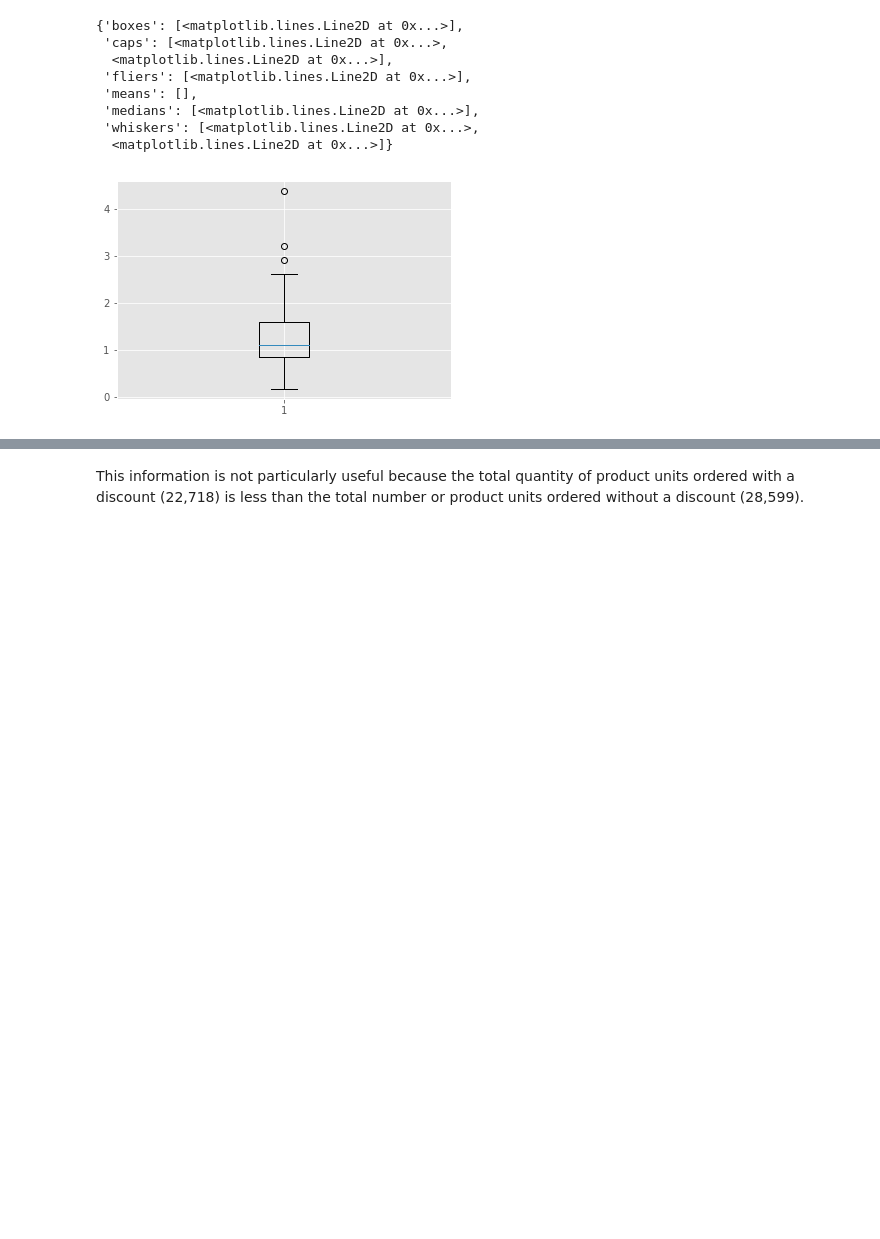
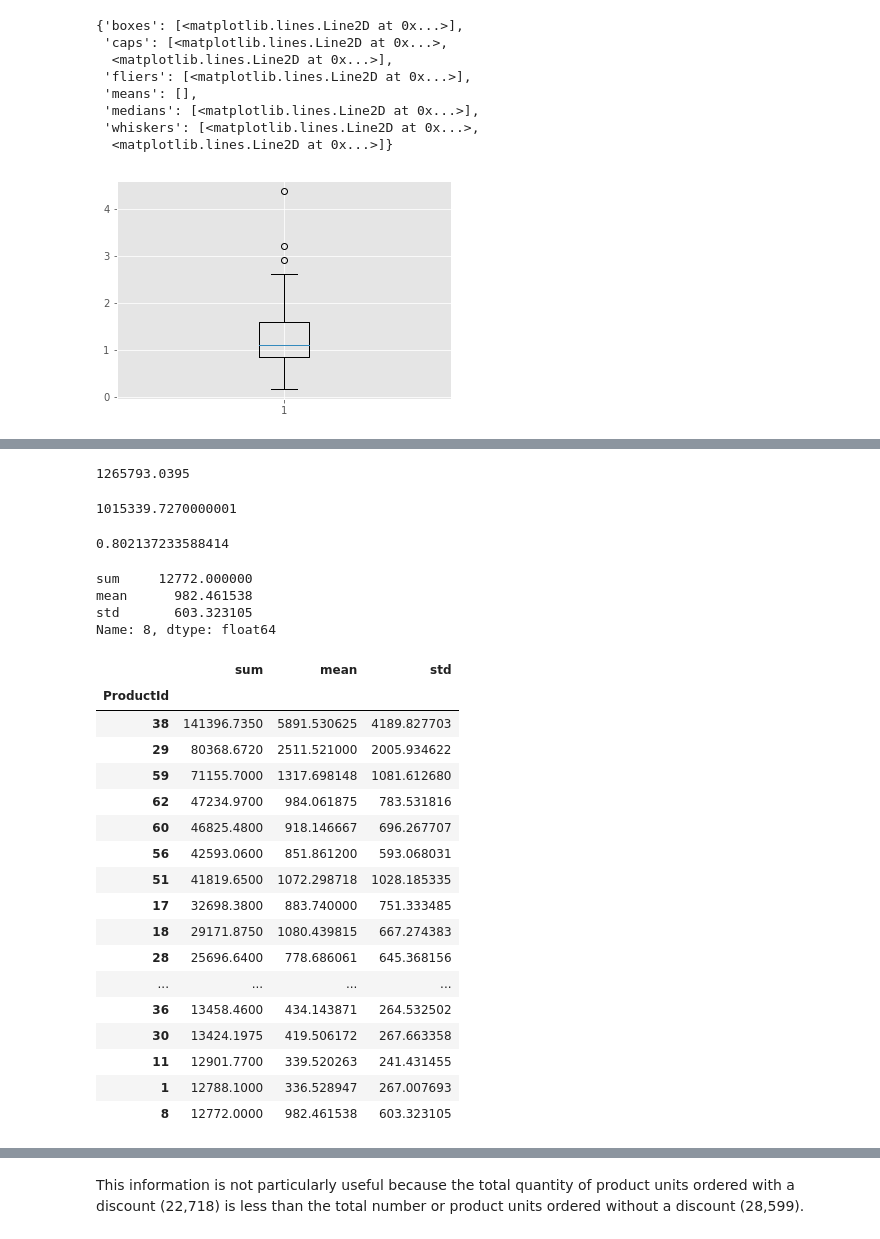
Before and after one commit to giorosati/dsc-2-final-project-online-ds-pt-100118, a Jupyter notebook: module2project.ipynb, the cells around one changed output, grey strips where cells are left out. Cells and saved outputs as stored; diff of their text form; code cells hidden in the pictures; blank space fills up the shorter version.

```diff
--- a/module2project.ipynb
+++ b/module2project.ipynb
@@ -1315,0 +1333,43 @@ plt.boxplot(five_percent)
+# %%
+total_sales = product_volume['sum'].sum()
+total_sales
+# %% [output]
+1265793.0395
+# %%
+top_80prcnt_sales = product_volume.head(36)['sum'].sum()
+top_80prcnt_sales
+# %% [output]
+1015339.7270000001
+# %%
+top_80prcnt_sales / total_sales
+# %% [output]
+0.802137233588414
+# %%
+product_volume.iloc[35]
+# %% [output]
+sum     12772.000000
+mean      982.461538
+std       603.323105
+Name: 8, dtype: float64
+# %%
+# look tat he highest dollar volume products that make up 80% of all sales
+product_volume[product_volume['sum'] >= 12772]
+# %% [output]
+|  | sum | mean | std |
+| ProductId |  |  |  |
+| 38 | 141396.7350 | 5891.530625 | 4189.827703 |
+| 29 | 80368.6720 | 2511.521000 | 2005.934622 |
+| 59 | 71155.7000 | 1317.698148 | 1081.612680 |
+| 62 | 47234.9700 | 984.061875 | 783.531816 |
+| 60 | 46825.4800 | 918.146667 | 696.267707 |
+| 56 | 42593.0600 | 851.861200 | 593.068031 |
+| 51 | 41819.6500 | 1072.298718 | 1028.185335 |
+| 17 | 32698.3800 | 883.740000 | 751.333485 |
+| 18 | 29171.8750 | 1080.439815 | 667.274383 |
+| 28 | 25696.6400 | 778.686061 | 645.368156 |
+| ... | ... | ... | ... |
+| 36 | 13458.4600 | 434.143871 | 264.532502 |
+| 30 | 13424.1975 | 419.506172 | 267.663358 |
+| 11 | 12901.7700 | 339.520263 | 241.431455 |
+| 1 | 12788.1000 | 336.528947 | 267.007693 |
+| 8 | 12772.0000 | 982.461538 | 603.323105 |
```
Also changed, not shown: parts of 10 cells of this notebook.
